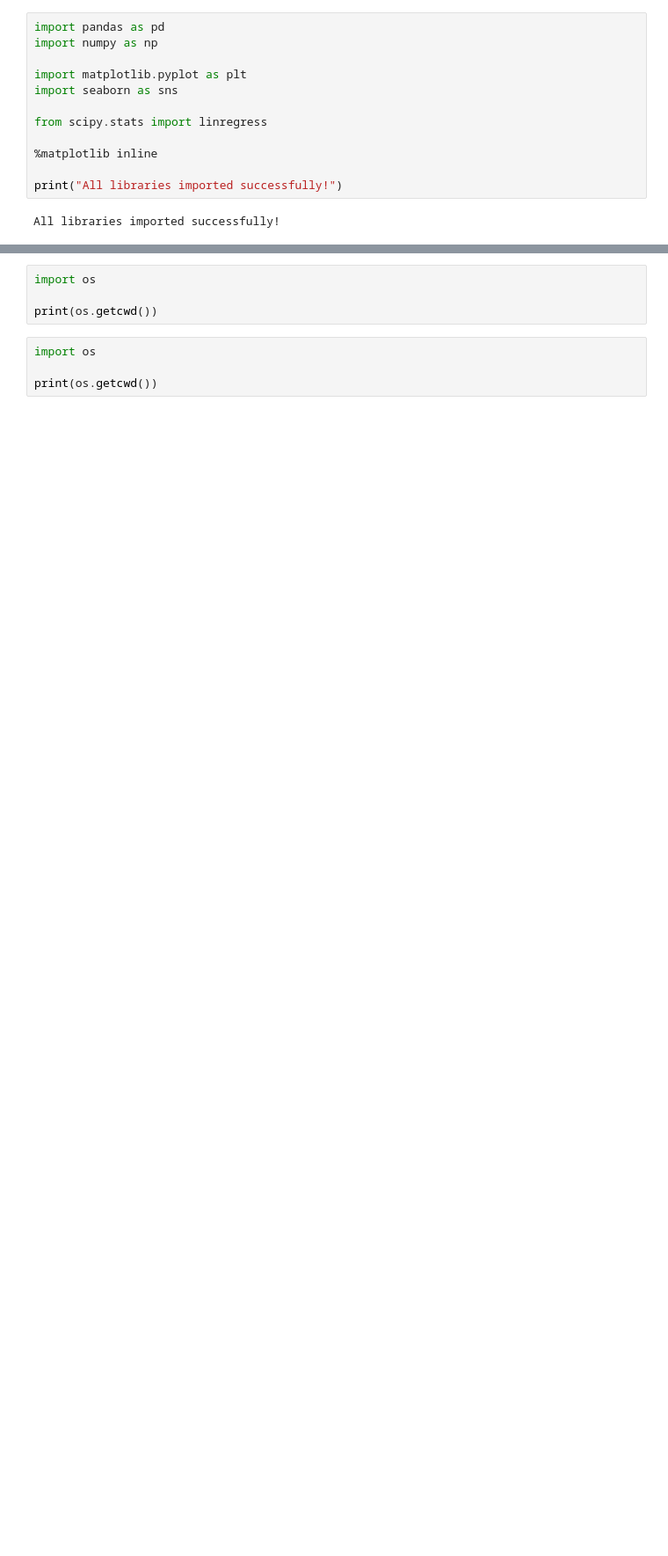
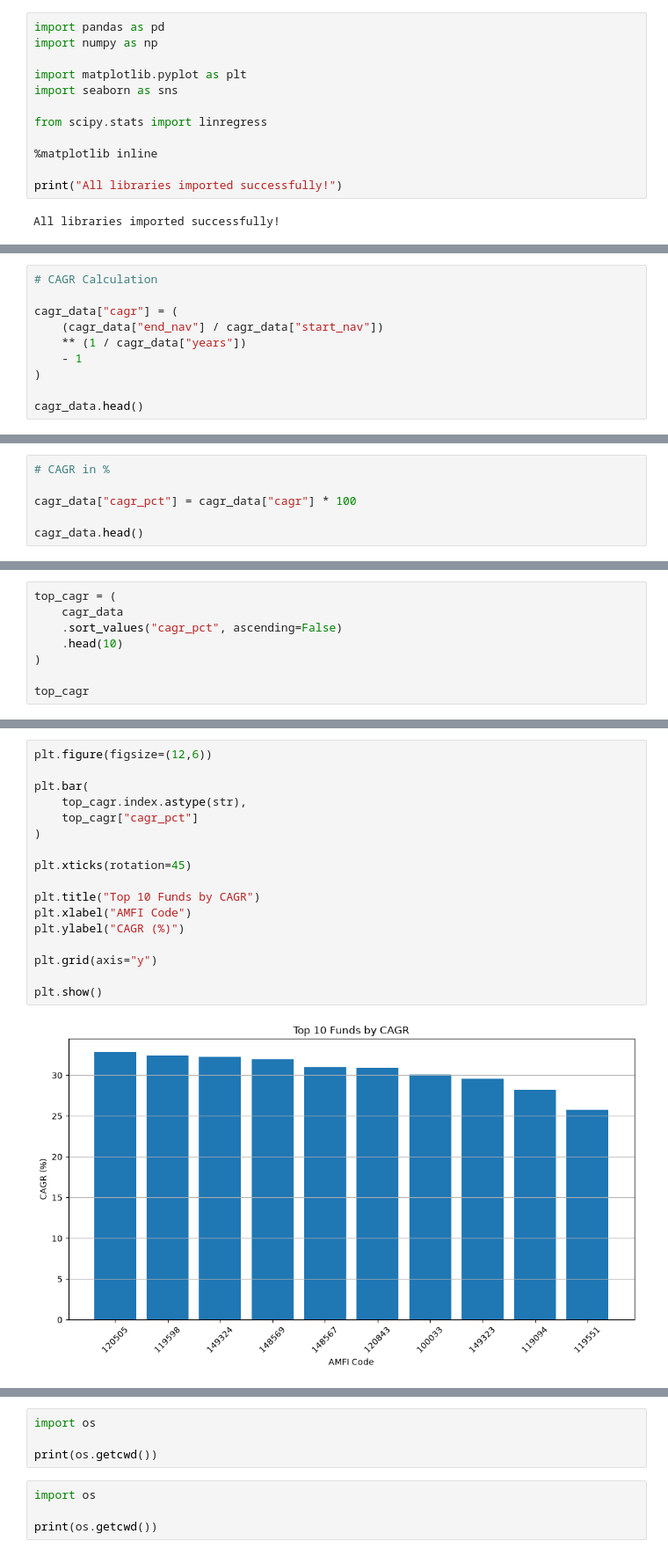
Before and after one commit to abhinay2812-glitch/mutual-fund-analytics-capstone, a Jupyter notebook: notebooks/Performance_Analytics.ipynb, the cells around one changed output, grey strips where cells are left out. Shown at 88% size. Saved outputs shown, nothing was run; the diff lists cells and outputs as text; blank space fills up the shorter version.

Commit message:
Completed Day 5 - Fund Performance Analytics

```diff
--- a/notebooks/Performance_Analytics.ipynb
+++ b/notebooks/Performance_Analytics.ipynb
@@ -29,0 +119,10 @@ All libraries imported successfully!
+# %%
+# CAGR Calculation
+
+cagr_data["cagr"] = (
+    (cagr_data["end_nav"] / cagr_data["start_nav"])
+    ** (1 / cagr_data["years"])
+    - 1
+)
+
+cagr_data.head()
@@ -29,0 +137,6 @@ All libraries imported successfully!
+# %%
+# CAGR in %
+
+cagr_data["cagr_pct"] = cagr_data["cagr"] * 100
+
+cagr_data.head()
@@ -29,0 +151,8 @@ All libraries imported successfully!
+# %%
+top_cagr = (
+    cagr_data
+    .sort_values("cagr_pct", ascending=False)
+    .head(10)
+)
+
+top_cagr
@@ -29,0 +172,19 @@ All libraries imported successfully!
+# %%
+plt.figure(figsize=(12,6))
+
+plt.bar(
+    top_cagr.index.astype(str),
+    top_cagr["cagr_pct"]
+)
+
+plt.xticks(rotation=45)
+
+plt.title("Top 10 Funds by CAGR")
+plt.xlabel("AMFI Code")
+plt.ylabel("CAGR (%)")
+
+plt.grid(axis="y")
+
+plt.show()
+# %% [output]
+[figure, added]
```
Also changed, not shown: parts of 42 cells of this notebook, 4 other files.
